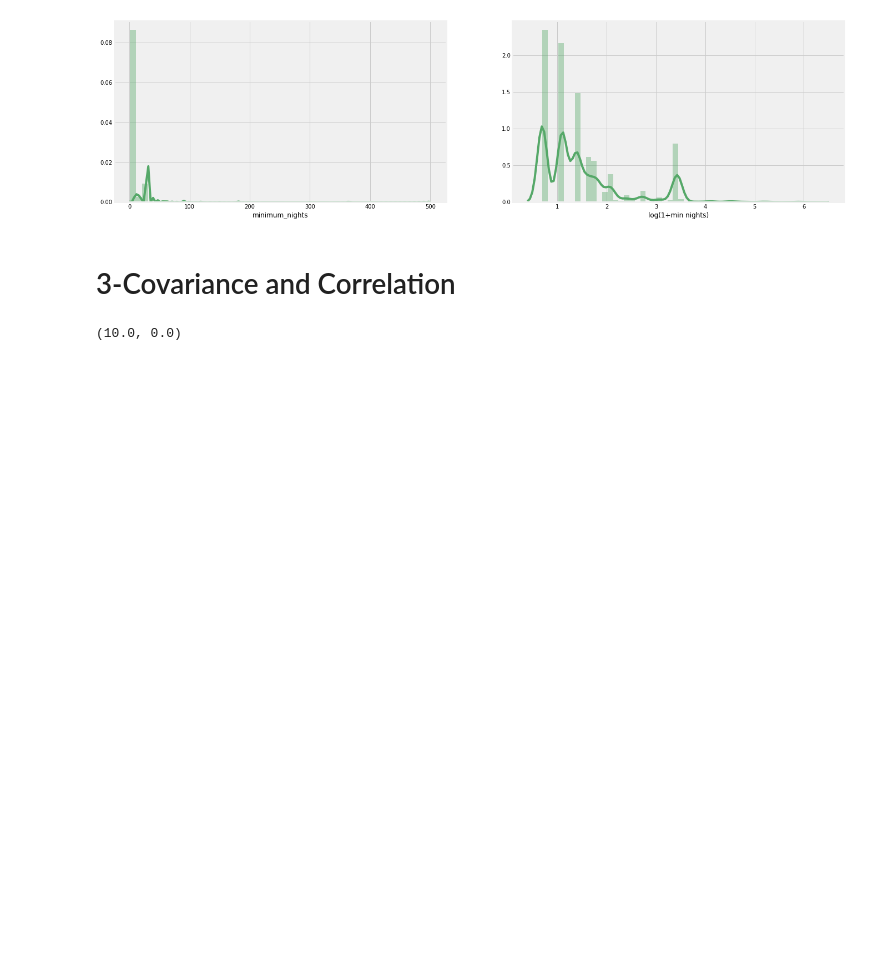
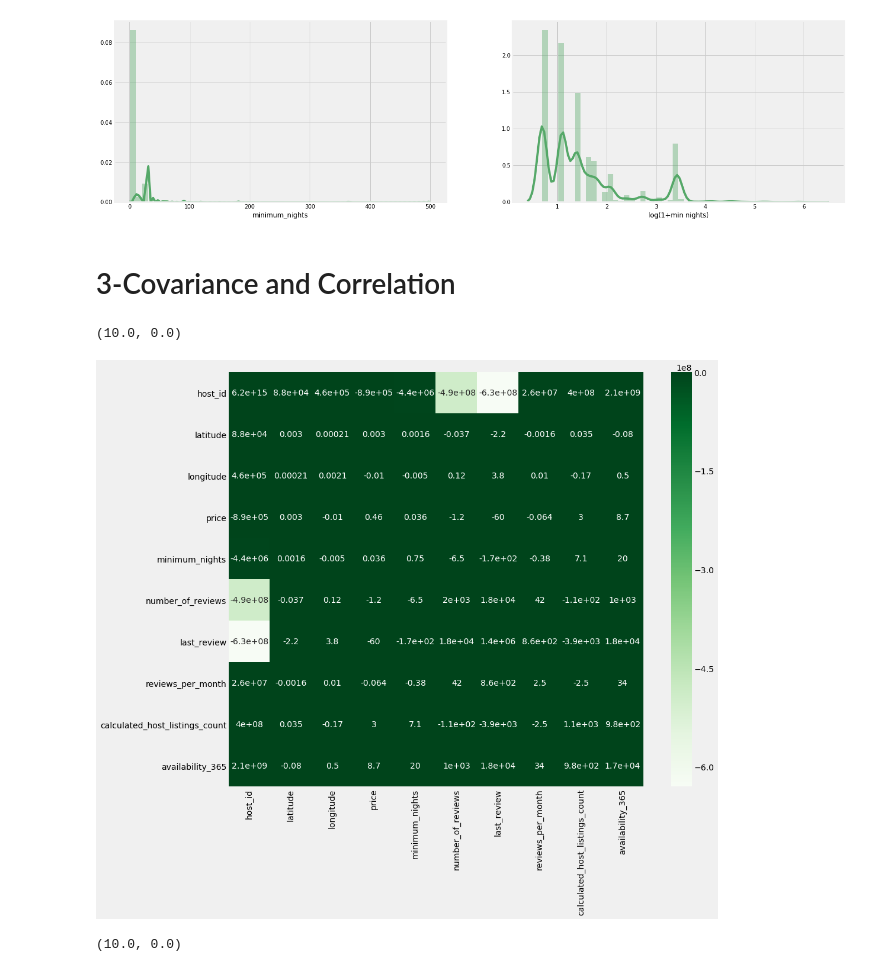
Before and after one commit to roslynbs/DataSciencewithPython, a Jupyter notebook: capstone_RoslynBadilla.ipynb, the cells around one changed output. Drawn from its saved outputs; the diff is of its cells as text; code cells hidden in the pictures; blank space fills up the shorter version.

```diff
--- a/capstone_RoslynBadilla.ipynb
+++ b/capstone_RoslynBadilla.ipynb
@@ -320,6 +341,15 @@ rawdata.to_csv (r'C:\Users\rosbadil\Desktop\Roslyn\BigData-Xtol\5-Python\CodeRep
 # %%
 #data
 rawdata = pd.read_csv('airbnb_pre.csv', header=0)
+# %%
+covmat = rawdata.cov()
+plt.figure(figsize=(15,12))
+ax = sns.heatmap(covmat, vmax=0.8, square=True, annot=True, cmap="Greens")
+bottom, top = ax.get_ylim()
+ax.set_ylim(bottom + 0.5, top - 0.5)
+# %% [output]
+(10.0, 0.0)
+[figure, added]
 # %%
 corrmat = rawdata.corr()
 plt.figure(figsize=(15,12))
```
Also changed, not shown: parts of 33 cells of this notebook.
